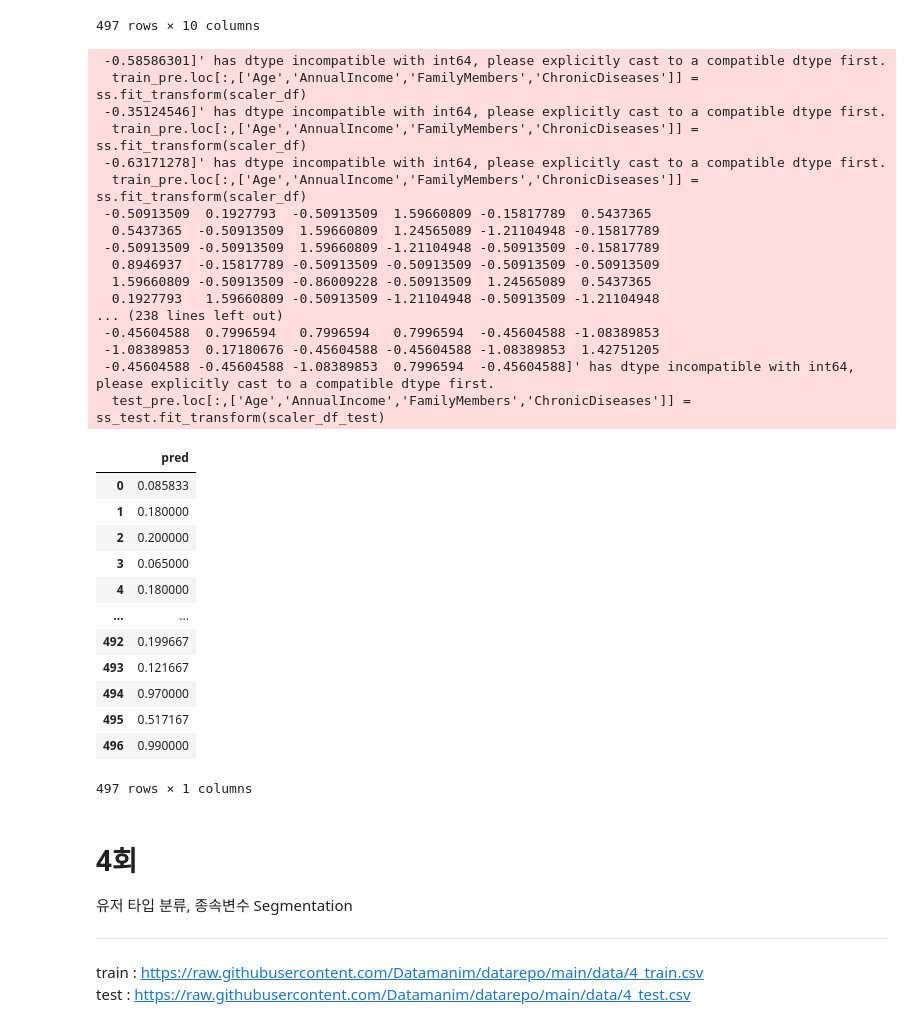
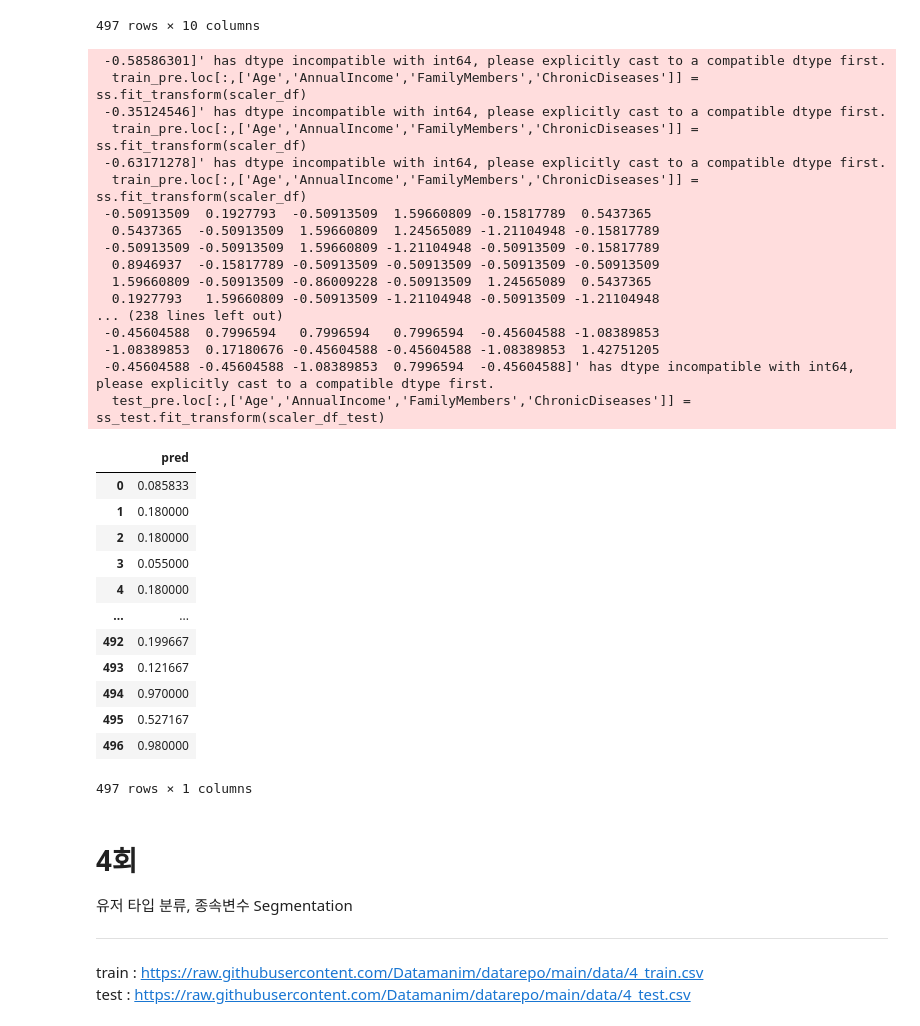
Before and after one commit to hyeonnnho/Big-Data-Analysis-Professional, a Jupyter notebook: 강의/2유형_example.ipynb, the cells around one changed output. Cells and saved outputs as stored; diff of their text form; code cells hidden in the pictures.

```diff
--- a/강의/2유형_example.ipynb
+++ b/강의/2유형_example.ipynb
@@ -358,6 +358,7 @@ display(test)
 | 496 | 496 | 1982 | 33 | Private Sector/Self Employed | Yes | 1500000 | 4 | ... |
 497 rows × 10 columns
 # %%
+import pandas as pd
 train = pd.read_csv('https://raw.githubusercontent.com/Datamanim/datarepo/main/data/3_train.csv')
 test = pd.read_csv('https://raw.githubusercontent.com/Datamanim/datarepo/main/data/3_test.csv')
 
@@ -398,13 +399,13 @@ x_train, x_val, y_train, y_val = train_test_split(x, y, test_size=0.3, random_st
 from sklearn.ensemble import RandomForestClassifier
 rf = RandomForestClassifier(random_state=42)
 rf.fit(x_train, y_train)
-rf_val_predict = rf.predict(x_val)
+rf_val_predict = rf.predict_proba(x_val)[:,1]
 
 # 평가
 from sklearn.metrics import roc_auc_score
 auc = roc_auc_score(y_val, rf_val_predict)
 # auc
-# 0.7463265306122449
+# 0.7594557823129251
 
 # test
 test_pre = test.copy()
@@ -423,42 +424,42 @@ test_pre['EverTravelledAbroad'] = le_EverTravelledAbroad_test.fit_transform(test
 scaler_df_test = test_pre[['Age','AnnualIncome','FamilyMembers','ChronicDiseases']]
 ss_test = StandardScaler()
 test_pre.loc[:,['Age','AnnualIncome','FamilyMembers','ChronicDiseases']] = ss_test.fit_transform(scaler_df_test)
 
 rf_test_predict = rf.predict_proba(test_pre)
 result = pd.DataFrame(rf_test_predict[:,1], columns=['pred'])
 result
 # result.to_csv('result.csv', index=False)
 # pd.read_csv('result.csv', index_col=False)
 # %% [output]
  -0.58586301]' has dtype incompatible with int64, please explicitly cast to a compatible dtype first.
   train_pre.loc[:,['Age','AnnualIncome','FamilyMembers','ChronicDiseases']] = ss.fit_transform(scaler_df)
  -0.35124546]' has dtype incompatible with int64, please explicitly cast to a compatible dtype first.
   train_pre.loc[:,['Age','AnnualIncome','FamilyMembers','ChronicDiseases']] = ss.fit_transform(scaler_df)
  -0.63171278]' has dtype incompatible with int64, please explicitly cast to a compatible dtype first.
   train_pre.loc[:,['Age','AnnualIncome','FamilyMembers','ChronicDiseases']] = ss.fit_transform(scaler_df)
  -0.50913509  0.1927793  -0.50913509  1.59660809 -0.15817789  0.5437365
   0.5437365  -0.50913509  1.59660809  1.24565089 -1.21104948 -0.15817789
  -0.50913509 -0.50913509  1.59660809 -1.21104948 -0.50913509 -0.15817789
   0.8946937  -0.15817789 -0.50913509 -0.50913509 -0.50913509 -0.50913509
   1.59660809 -0.50913509 -0.86009228 -0.50913509  1.24565089  0.5437365
   0.1927793   1.59660809 -0.50913509 -1.21104948 -0.50913509 -1.21104948
 ... (238 lines left out)
  -0.45604588  0.7996594   0.7996594   0.7996594  -0.45604588 -1.08389853
  -1.08389853  0.17180676 -0.45604588 -0.45604588 -1.08389853  1.42751205
  -0.45604588 -0.45604588 -1.08389853  0.7996594  -0.45604588]' has dtype incompatible with int64, please explicitly cast to a compatible dtype first.
   test_pre.loc[:,['Age','AnnualIncome','FamilyMembers','ChronicDiseases']] = ss_test.fit_transform(scaler_df_test)
 |  | pred |
 | 0 | 0.085833 |
 | 1 | 0.180000 |
-| 2 | 0.200000 |
-| 3 | 0.065000 |
+| 2 | 0.180000 |
+| 3 | 0.055000 |
 | 4 | 0.180000 |
 | ... | ... |
 | 492 | 0.199667 |
 | 493 | 0.121667 |
 | 494 | 0.970000 |
-| 495 | 0.517167 |
-| 496 | 0.990000 |
+| 495 | 0.527167 |
+| 496 | 0.980000 |
 497 rows × 1 columns
 # %% [markdown]
 # 4회
```
Also changed, not shown: parts of 6 cells of this notebook.
